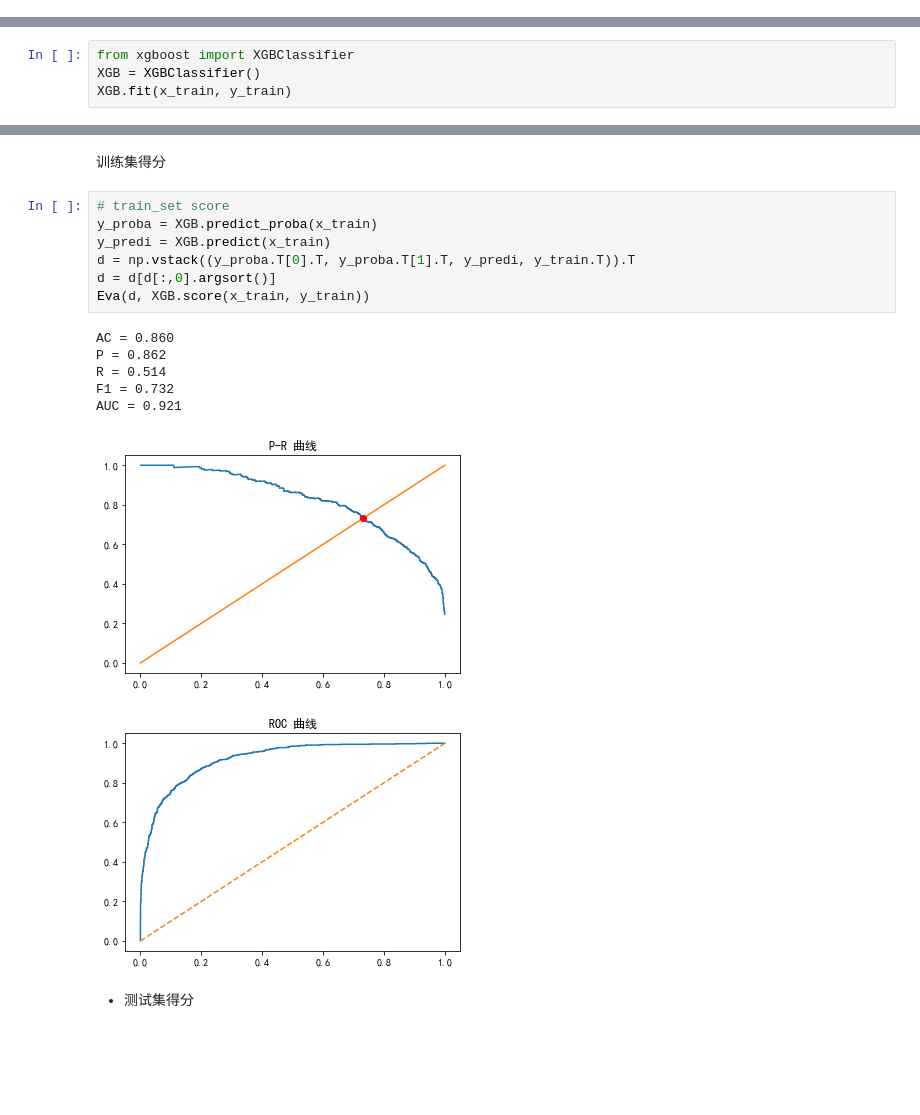
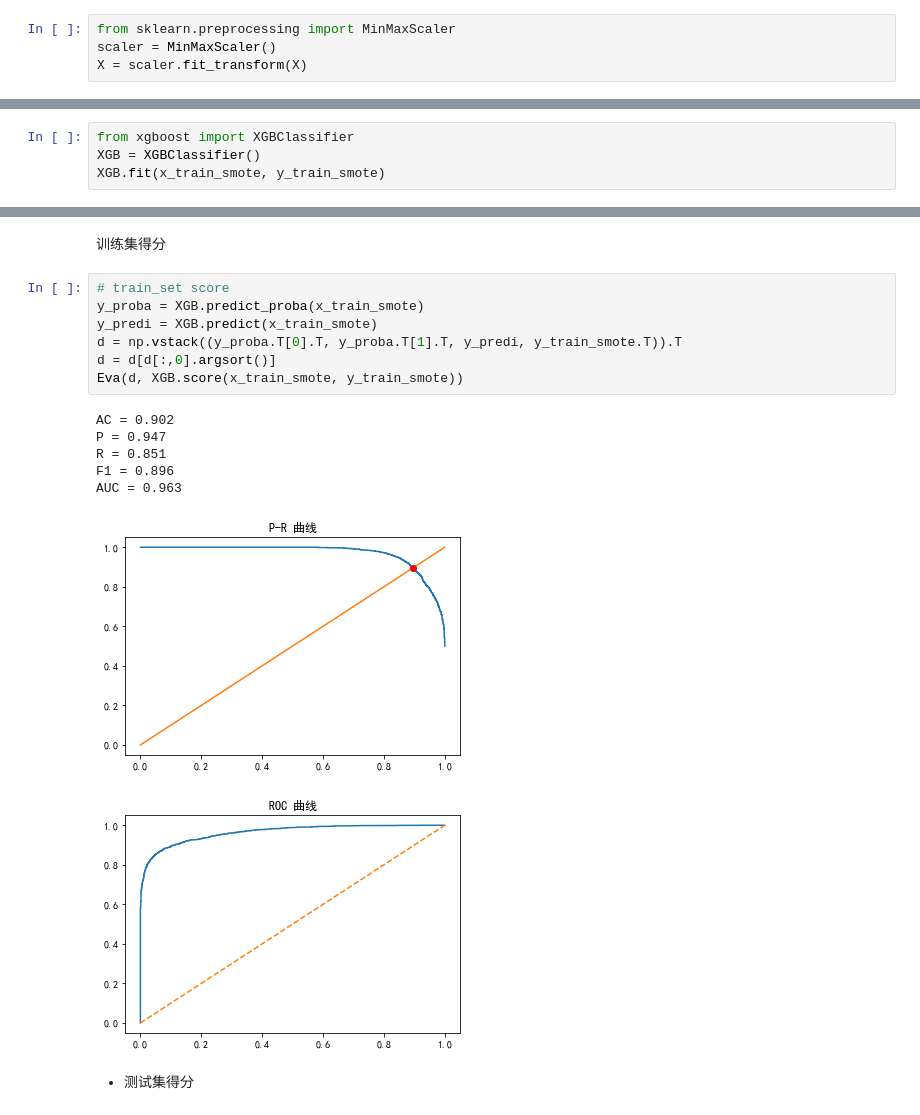
Before and after one commit to loaol/DataScience, a Jupyter notebook: DataMining/Task4.ipynb, the cells around one changed output, grey strips where cells are left out. Drawn from its saved outputs; the diff is of its cells as text; blank space fills up the shorter version.

```diff
--- a/DataMining/Task4.ipynb
+++ b/DataMining/Task4.ipynb
@@ -32,3 +34,7 @@ X = data.drop(['status'], axis=1)
+# %%
+from sklearn.preprocessing import MinMaxScaler
+scaler = MinMaxScaler()
+X = scaler.fit_transform(X)
 # %% [markdown]
  - 划分数据集
 # %%
@@ -298,7 +304,7 @@ AUC = 0.733
 # %%
 from xgboost import XGBClassifier
 XGB = XGBClassifier()
-XGB.fit(x_train, y_train)
+XGB.fit(x_train_smote, y_train_smote)
 # %% [output]
 XGBClassifier(base_score=0.5, booster='gbtree', colsample_bylevel=1,
               colsample_bynode=1, colsample_bytree=1, gamma=0,
@@ -311,19 +317,19 @@ XGBClassifier(base_score=0.5, booster='gbtree', colsample_bylevel=1,
 训练集得分
 # %%
 # train_set score
-y_proba = XGB.predict_proba(x_train)
-y_predi = XGB.predict(x_train)
-d = np.vstack((y_proba.T[0].T, y_proba.T[1].T, y_predi, y_train.T)).T
+y_proba = XGB.predict_proba(x_train_smote)
+y_predi = XGB.predict(x_train_smote)
+d = np.vstack((y_proba.T[0].T, y_proba.T[1].T, y_predi, y_train_smote.T)).T
 d = d[d[:,0].argsort()]
-Eva(d, XGB.score(x_train, y_train))
+Eva(d, XGB.score(x_train_smote, y_train_smote))
 # %% [output]
-AC = 0.860
-P = 0.862
-R = 0.514
-F1 = 0.732
-AUC = 0.921
+AC = 0.902
+P = 0.947
+R = 0.851
+F1 = 0.896
+AUC = 0.963
-[figure, old version]
+[figure, new version]
-[figure, old version]
+[figure, new version]
 # %% [markdown]
  - 测试集得分
 # %%
```
Also changed, not shown: parts of 9 cells of this notebook.
